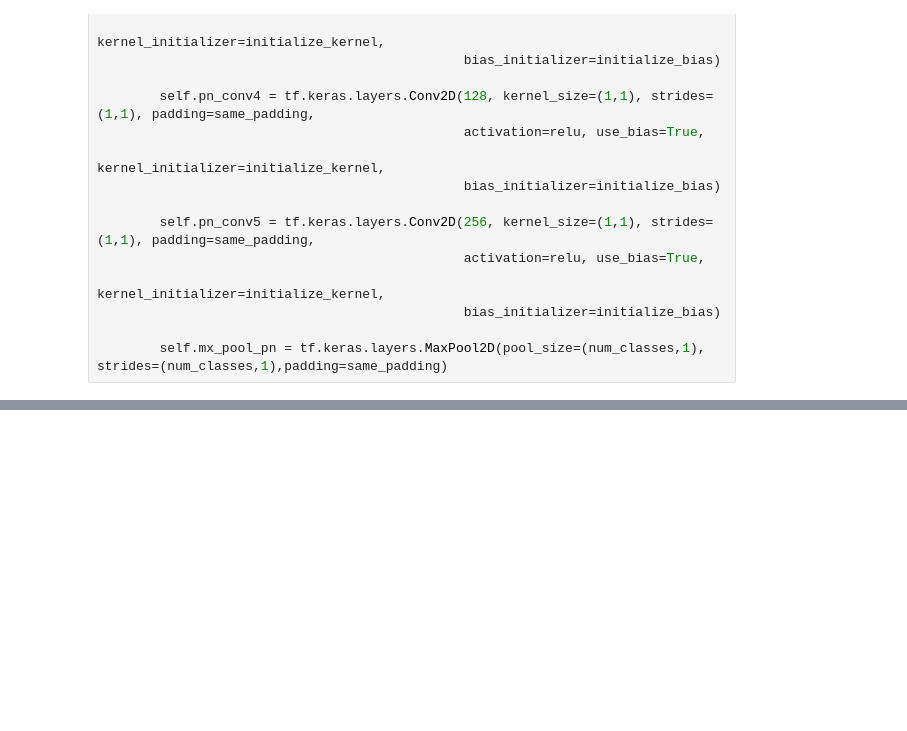
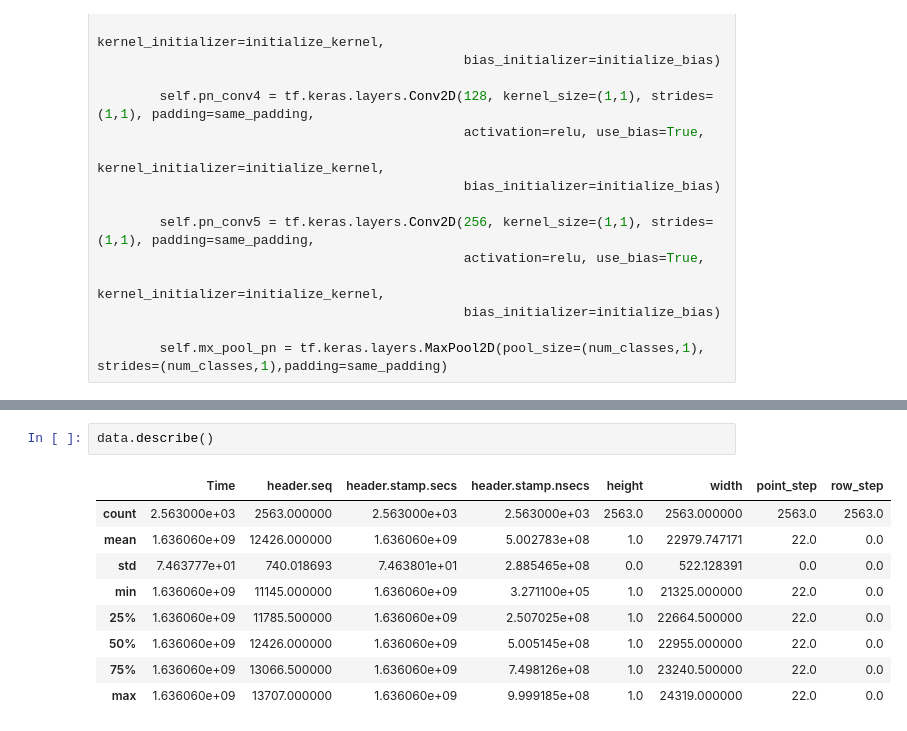
Before and after one commit to RobotiXX/multimodal-fusion-network, a Jupyter notebook: fusion.ipynb, the cells around one changed output, grey strips where cells are left out. Drawn from its saved outputs; the diff is of its cells as text; blank space fills up the shorter version.

```diff
--- a/fusion.ipynb
+++ b/fusion.ipynb
@@ -91,0 +124,12 @@ class FusionNet(tf.keras.Model):
+# %%
+data.describe()
+# %% [output]
+|  | Time | header.seq | header.stamp.secs | header.stamp.nsecs | height | width | point_step | row_step |
+| count | 2.563000e+03 | 2563.000000 | 2.563000e+03 | 2.563000e+03 | 2563.0 | 2563.000000 | 2563.0 | 2563.0 |
+| mean | 1.636060e+09 | 12426.000000 | 1.636060e+09 | 5.002783e+08 | 1.0 | 22979.747171 | 22.0 | 0.0 |
+| std | 7.463777e+01 | 740.018693 | 7.463801e+01 | 2.885465e+08 | 0.0 | 522.128391 | 0.0 | 0.0 |
+| min | 1.636060e+09 | 11145.000000 | 1.636060e+09 | 3.271100e+05 | 1.0 | 21325.000000 | 22.0 | 0.0 |
+| 25% | 1.636060e+09 | 11785.500000 | 1.636060e+09 | 2.507025e+08 | 1.0 | 22664.500000 | 22.0 | 0.0 |
+| 50% | 1.636060e+09 | 12426.000000 | 1.636060e+09 | 5.005145e+08 | 1.0 | 22955.000000 | 22.0 | 0.0 |
+| 75% | 1.636060e+09 | 13066.500000 | 1.636060e+09 | 7.498126e+08 | 1.0 | 23240.500000 | 22.0 | 0.0 |
+| max | 1.636060e+09 | 13707.000000 | 1.636060e+09 | 9.999185e+08 | 1.0 | 24319.000000 | 22.0 | 0.0 |
```
Also changed, not shown: parts of 30 cells of this notebook.
